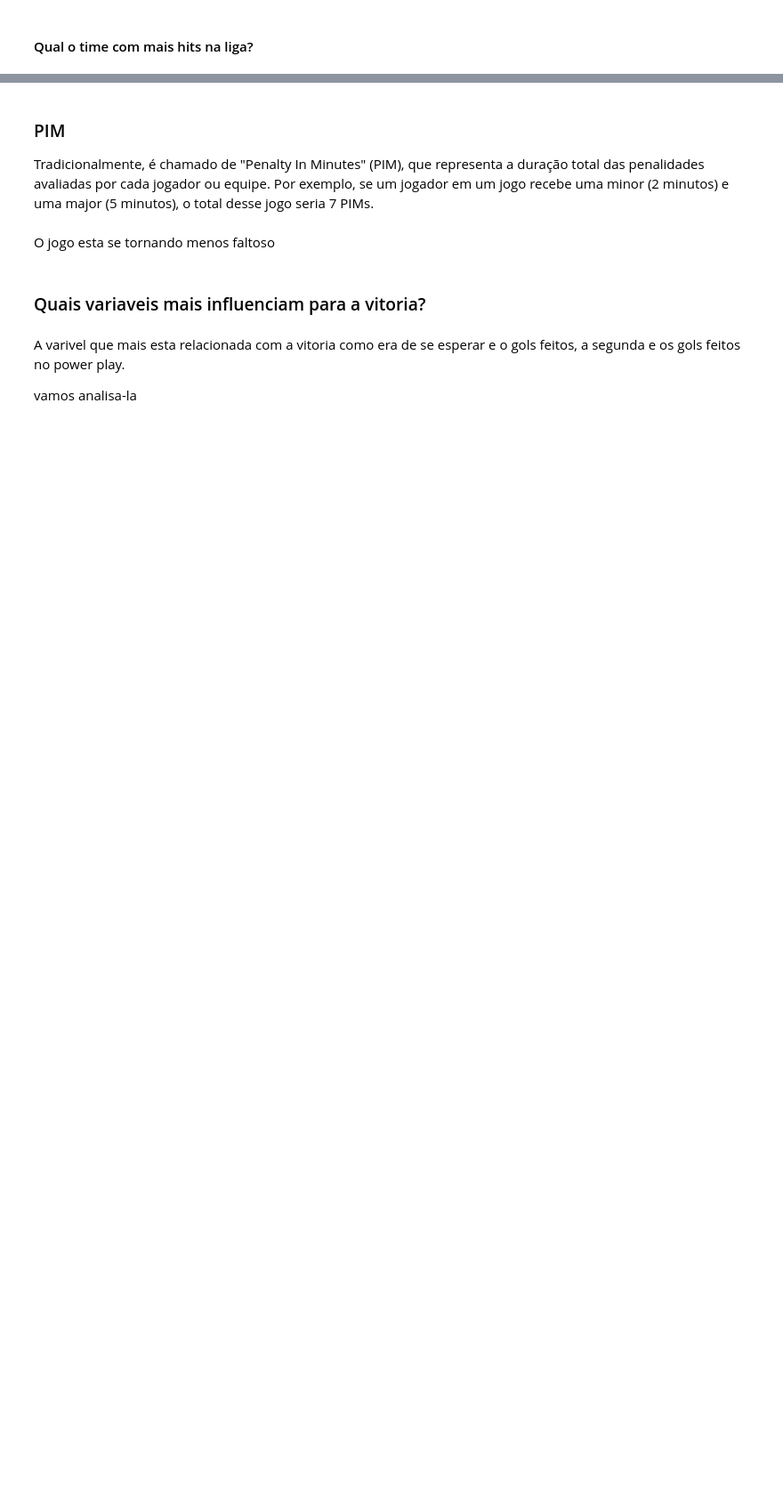
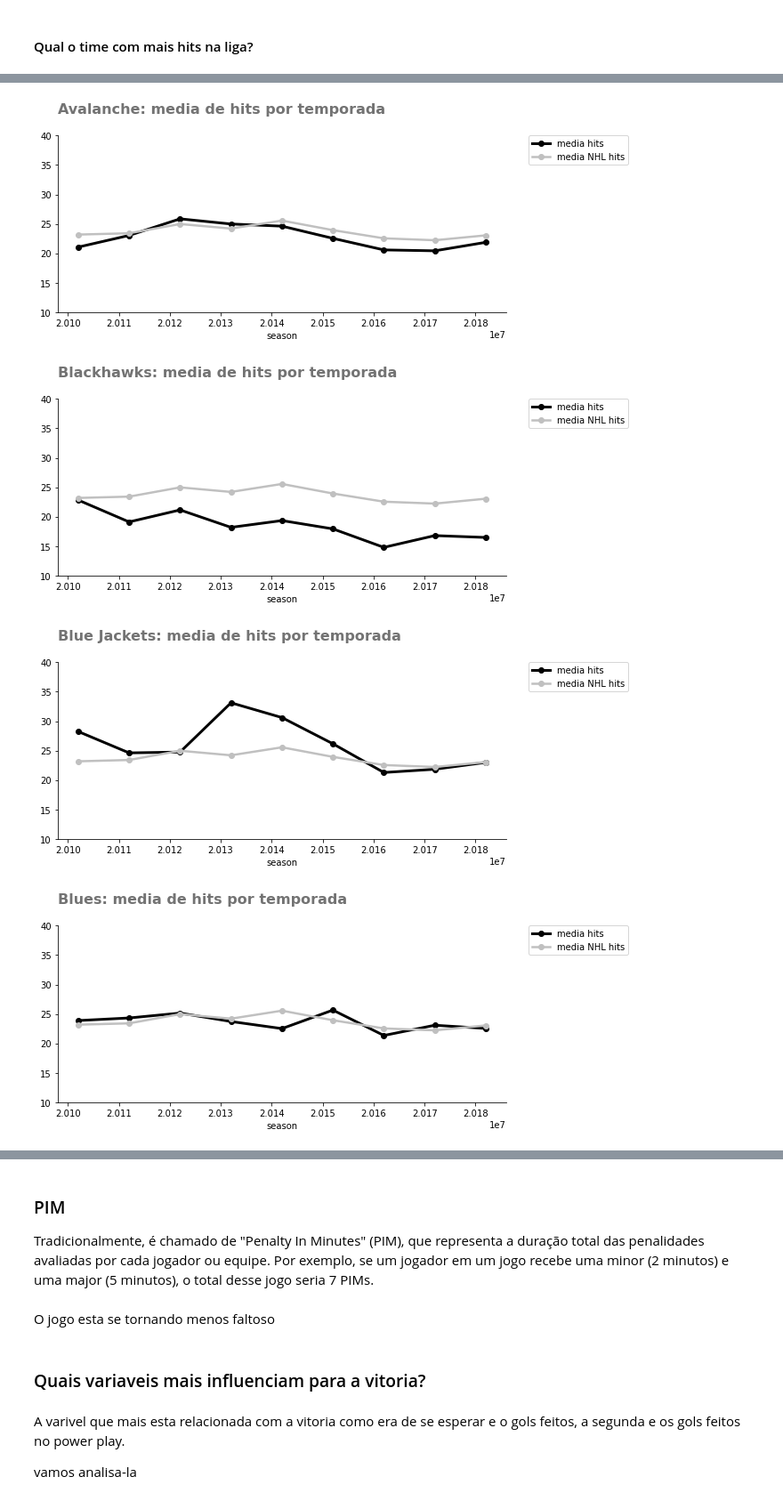
Before and after one commit to DanOakStats/NHL, a Jupyter notebook: eda_data_codeless.ipynb, the cells around one changed output, grey strips where cells are left out. Shown at 89% size. Saved outputs shown, nothing was run; the diff lists cells and outputs as text; code cells hidden in the pictures; blank space fills up the shorter version.

```diff
--- a/eda_data_codeless.ipynb
+++ b/eda_data_codeless.ipynb
@@ -428,22 +380,0 @@ O time que apresentou o jogo mais físico na NHL foi ***Los Angeles Kings*** som
-# %%
-kings_hits = nhl_eda[(nhl_eda["team_name"]=="Kings")]
-
-fig, ax = plt.subplots(figsize=(8, 4))
-
-kings_hits.groupby(["season"])["hits"].sum().plot(color="black", linewidth=3, ax=ax)
-ax.set_title("Kings: hits por temporada", fontsize=16, weight="bold", loc="left", pad=40, alpha=0.45)
-
-# estilizando imagem
-ax.spines['top'].set_visible(False)
-ax.spines['right'].set_visible(False)
-ax.set_xlim(20092010, 20192020)
-ax.annotate("Campeão da Stanley Cup",fontsize=9.5, xy=(20112012,2995), xytext=(20102011,3500),
-            arrowprops=dict(arrowstyle="->",
-                            connectionstyle="angle3,angleA=0,angleB=90"))
-
-ax.annotate("Campeão da Stanley Cup",fontsize=9.5, xy=(20132014,3691), xytext=(20132014,4150),
-            arrowprops=dict(arrowstyle="->",
-                            connectionstyle="angle3,angleA=0,angleB=90"))
-
-ax.set_ylim(1500, 4000)
-plt.tight_layout()
@@ -455,14 +396,24 @@ Como vimos o jogo físico dos ***Kings** está na decrescente, mas será que o m
 # %%
-"""
+season_hits_mean = nhl_eda.groupby(["season"])["hits"].mean()
+
 for team in list(nhl_eda["team_name"].sort_values().unique()):
     teams_hits = nhl_eda[nhl_eda["team_name"]==team]
 
-    fig, ax = plt.subplots(figsize=(8, 4))
+    fig, ax = plt.subplots(figsize=(9.5, 4))
 
-    teams_hits.groupby(["season"])["hits"].sum().plot(title=team, color="black", linewidth=3, ax=ax)
+    teams_hits.groupby(["season"])["hits"].mean().plot(label="media hits", color="black", linewidth=3, marker="o", ax=ax)
+    season_hits_mean.plot(label="media NHL hits", color="silver", linewidth=2.5, marker="o", ax=ax)
+
+    ax.set_title(team + ": media de hits por temporada", loc="left", weight="bold", fontsize=16, pad=25, alpha=0.55)
 
     # estilizando imagem
     ax.spines['top'].set_visible(False)
     ax.spines['right'].set_visible(False)
+    plt.legend(bbox_to_anchor=(1.05, 1), loc=2, borderaxespad=0.)
+    ax.set_ylim(10, 40)
     plt.tight_layout()
-"""
+# %% [output]
+[figure, added]
+[figure, added]
+[figure, added]
+[figure, added]
```
Also changed, not shown: parts of 14 cells of this notebook.
